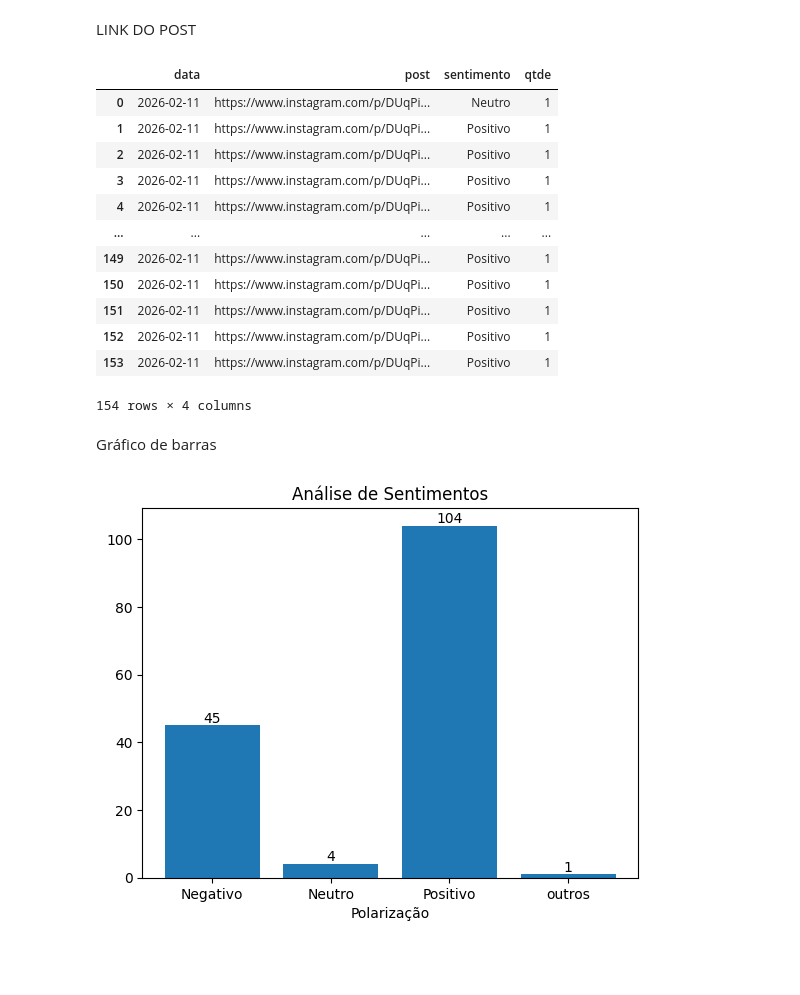
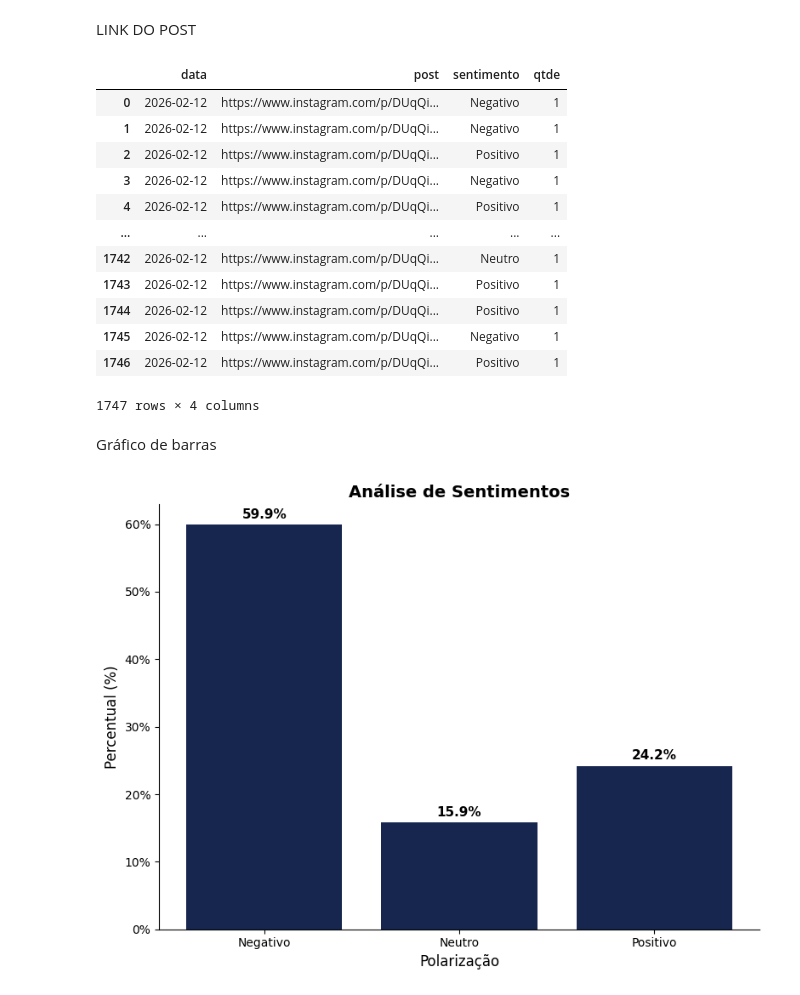
Before and after one commit to dadosliquidos/scrape-senti, a Jupyter notebook: BI.ipynb, the cells around one changed output. Cells and saved outputs as stored; diff of their text form; code cells hidden in the pictures; blank space fills up the shorter version.

```diff
--- a/BI.ipynb
+++ b/BI.ipynb
@@ -35,7 +39,8 @@ from  {T_FATO} ft
 inner join {DIM_DATA} c on ft.dim_calendario_id_data = c.id_data
 inner join {DIM_P} p on p.id_post = ft.dim_post_id_post
 inner join {DIM_S} s on s.id_sentimentos = ft.dim_sentimento_id_sentimentos
-where p.post = '{LINK}'
+where upper(s.sentimento) in ('POSITIVO','NEGATIVO','NEUTRO')
+and p.post = '{LINK}'
 
 ;
 '''
@@ -45,31 +50,59 @@ df['qtde'] = 1
 display(df)
 # %% [output]
 |  | data | post | sentimento | qtde |
-| 0 | 2026-02-11 | https://www.instagram.com/p/DUqPi... | Neutro | 1 |
-| 1 | 2026-02-11 | https://www.instagram.com/p/DUqPi... | Positivo | 1 |
-| 2 | 2026-02-11 | https://www.instagram.com/p/DUqPi... | Positivo | 1 |
-| 3 | 2026-02-11 | https://www.instagram.com/p/DUqPi... | Positivo | 1 |
-| 4 | 2026-02-11 | https://www.instagram.com/p/DUqPi... | Positivo | 1 |
+| 0 | 2026-02-12 | https://www.instagram.com/p/DUqQi... | Negativo | 1 |
+| 1 | 2026-02-12 | https://www.instagram.com/p/DUqQi... | Negativo | 1 |
+| 2 | 2026-02-12 | https://www.instagram.com/p/DUqQi... | Positivo | 1 |
+| 3 | 2026-02-12 | https://www.instagram.com/p/DUqQi... | Negativo | 1 |
+| 4 | 2026-02-12 | https://www.instagram.com/p/DUqQi... | Positivo | 1 |
 | ... | ... | ... | ... | ... |
-| 149 | 2026-02-11 | https://www.instagram.com/p/DUqPi... | Positivo | 1 |
-| 150 | 2026-02-11 | https://www.instagram.com/p/DUqPi... | Positivo | 1 |
-| 151 | 2026-02-11 | https://www.instagram.com/p/DUqPi... | Positivo | 1 |
-| 152 | 2026-02-11 | https://www.instagram.com/p/DUqPi... | Positivo | 1 |
-| 153 | 2026-02-11 | https://www.instagram.com/p/DUqPi... | Positivo | 1 |
+| 1742 | 2026-02-12 | https://www.instagram.com/p/DUqQi... | Neutro | 1 |
+| 1743 | 2026-02-12 | https://www.instagram.com/p/DUqQi... | Positivo | 1 |
+| 1744 | 2026-02-12 | https://www.instagram.com/p/DUqQi... | Positivo | 1 |
+| 1745 | 2026-02-12 | https://www.instagram.com/p/DUqQi... | Negativo | 1 |
+| 1746 | 2026-02-12 | https://www.instagram.com/p/DUqQi... | Positivo | 1 |
-154 rows × 4 columns
+1747 rows × 4 columns
 # %% [markdown]
 Gráfico de barras
 # %%
 
-df_tratato = df.groupby(by=['data','sentimento','post']).sum( ).reset_index()
-fig, ax = plt.subplots()
-barras =ax.bar(df_tratato['sentimento'],df_tratato['qtde'])
-ax.bar_label(barras)
-ax.set_xlabel('Polarização')
-ax.set_title('Análise de Sentimentos')
+# 1. Agrupamento original (mantive o seu, mas recomendo garantir que
+#    estamos somando o total por sentimento para o gráfico)
+df_tratato = df.groupby(by=['data', 'sentimento', 'post'])['qtde'].sum().reset_index()
+
+# Para o gráfico, é mais seguro agrupar apenas por sentimento,
+# caso haja várias datas/posts, para não sobrepor barras no eixo X
+df_grafico = df_tratato.groupby('sentimento')['qtde'].sum().reset_index()
+
+# 2. Calcular o percentual
+total = df_grafico['qtde'].sum()
+df_grafico['percentual'] = (df_grafico['qtde'] / total) * 100
+
+# 3. Plotagem
+fig, ax = plt.subplots(figsize=(8, 6))
+
+# Usar a coluna de percentual e a cor solicitada (#17264e)
+barras = ax.bar(df_grafico['sentimento'], df_grafico['percentual'], color='#17264e')
+
+# 4. Adicionar os rótulos formatados com % (Ex: 45.2%)
+ax.bar_label(barras, fmt='%.1f%%', padding=3, fontsize=11, fontweight='bold')
+
+# Configurações de texto e eixos
+ax.set_xlabel('Polarização', fontsize=12)
+ax.set_ylabel('Percentual (%)', fontsize=12)
+ax.set_title('Análise de Sentimentos', fontsize=14, fontweight='bold')
+
+# (Opcional) Formatar o eixo Y para mostrar o símbolo de % automaticamente
+ax.yaxis.set_major_formatter(mtick.PercentFormatter())
+
+# (Opcional) Limpar as bordas do gráfico para ficar mais elegante
+ax.spines['top'].set_visible(False)
+ax.spines['right'].set_visible(False)
+
+plt.tight_layout()
 plt.show()
 # %% [output]
-[figure, old version]
+[figure, new version]
 # %%
 query_comment =f'''
 select
```
Also changed, not shown: parts of 7 cells of this notebook, 13 other files.
